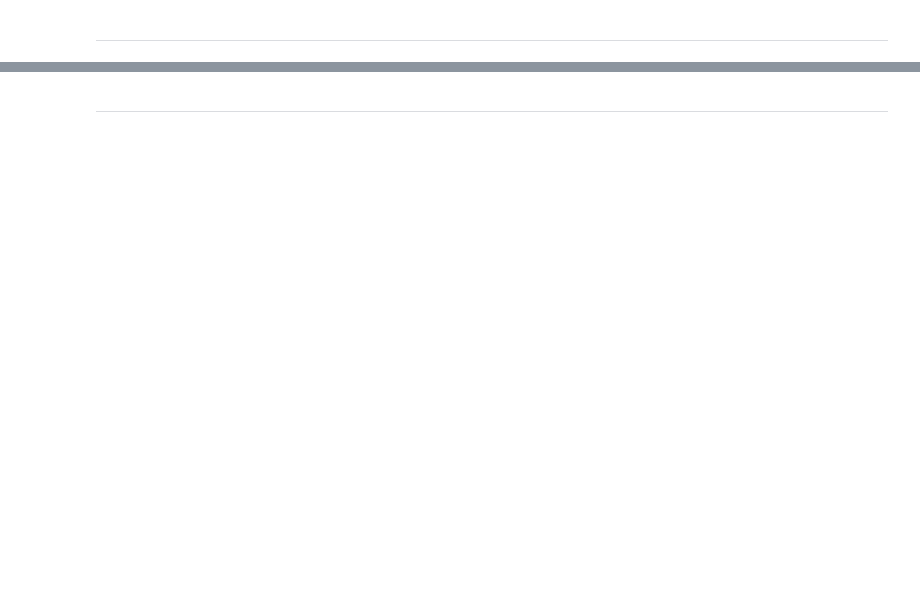
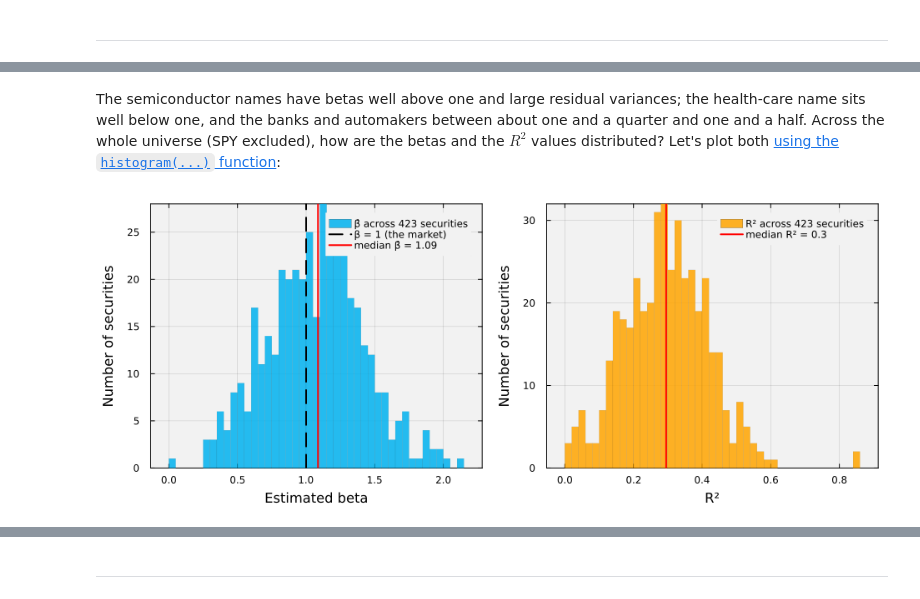
Before and after one commit to varnerlab/CHEME-5660-CourseRepository-Fall-2026, a Jupyter notebook: lectures/week-6/L6a/CHEME-5660-L6a-Example-SVD-SIM-Estimation-Fall-2026.ipynb, the cells around one changed output, grey strips where cells are left out. Drawn from its saved outputs; the diff is of its cells as text; code cells hidden in the pictures; blank space fills up the shorter version.

```diff
--- a/lectures/week-6/L6a/CHEME-5660-L6a-Example-SVD-SIM-Estimation-Fall-2026.ipynb
+++ b/lectures/week-6/L6a/CHEME-5660-L6a-Example-SVD-SIM-Estimation-Fall-2026.ipynb
@@ -336,0 +190,24 @@ end
+# %%
+sim_parameters, E = let
+    XtX_inv = inv(transpose(X̂)*X̂); # shared by every regression (same market column)
+    t = quantile(TDist(N - 2), 0.975);
+    parameters = Dict{String, NamedTuple}();
+    E = Array{Float64,2}(undef, N, number_of_securities); # residuals, one column per ticker
+    for (i, ticker) ∈ enumerate(list_of_tickers)
+        yᵢ = G[:, i];
+        θᵢ = X̂ \ yᵢ; # least squares
+        rᵢ = yᵢ .- X̂*θᵢ; E[:, i] = rᵢ;
+        s²ᵢ = dot(rᵢ, rᵢ)/(N - 2); # residual growth-rate variance (units: 1/years²)
+        SEᵢ = sqrt.(s²ᵢ .* diag(XtX_inv));
+        R²ᵢ = 1 - dot(rᵢ, rᵢ)/sum(abs2, yᵢ .- mean(yᵢ));
+        parameters[ticker] = (ticker = ticker, n_observations = N, n_parameters = 2, critical_value_95 = t,
+            alpha = θᵢ[1], beta = θᵢ[2], alpha_SE = SEᵢ[1], beta_SE = SEᵢ[2],
+            alpha_95_CI_lower = θᵢ[1] - t*SEᵢ[1], alpha_95_CI_upper = θᵢ[1] + t*SEᵢ[1],
+            beta_95_CI_lower = θᵢ[2] - t*SEᵢ[2], beta_95_CI_upper = θᵢ[2] + t*SEᵢ[2],
+            training_variance = s²ᵢ, r_squared = R²ᵢ); # training_variance = s²_gε (units: 1/years²)
+    end
+    spy = parameters[market_ticker];
+    @assert isapprox(spy.alpha, 0.0, atol = 1e-10) && isapprox(spy.beta, 1.0, atol = 1e-10) && isapprox(spy.r_squared, 1.0, atol = 1e-10) # the market on itself
+    (parameters, E); # return
+end;
+println("Estimated $(length(sim_parameters)) single index models")
@@ -336,0 +247,15 @@ end
+# %% [markdown]
+The semiconductor names have betas well above one and large residual variances; the health-care name sits well below one, and the banks and automakers between about one and a quarter and one and a half. Across the whole universe (SPY excluded), how are the betas and the $R^{2}$ values distributed? Let's plot both [using the `histogram(...)` function](https://docs.juliaplots.org/stable/api/#Plots.histogram-Tuple):
+# %%
+let
+    others = filter(!=(market_ticker), list_of_tickers);
+    βs = [sim_parameters[t].beta for t ∈ others]; R²s = [sim_parameters[t].r_squared for t ∈ others];
+    p1 = histogram(βs, bins = 40, c = :deepskyblue2, lw = 0, alpha = 0.85, label = "β̂ across $(length(βs)) securities", xlabel = "Estimated beta", ylabel = "Number of securities")
+    vline!(p1, [1.0], c = :black, lw = 2, ls = :dash, label = "β = 1 (the market)")
+    vline!(p1, [median(βs)], c = :red, lw = 2, label = "median β̂ = $(round(median(βs), digits=2))")
+    p2 = histogram(R²s, bins = 40, c = :orange, lw = 0, alpha = 0.85, label = "R² across $(length(R²s)) securities", xlabel = "R²", ylabel = "Number of securities")
+    vline!(p2, [median(R²s)], c = :red, lw = 2, label = "median R² = $(round(median(R²s), digits=2))")
+    plot(p1, p2, layout = (1, 2), size = (950, 380), bg = "gray95", background_color_outside = "white", framestyle = :box, fg_legend = :transparent, left_margin = 5Plots.mm, bottom_margin = 5Plots.mm)
+end
+# %% [output]
+[figure, added]
```
Also changed, not shown: parts of 72 cells of this notebook, 23 other files.
